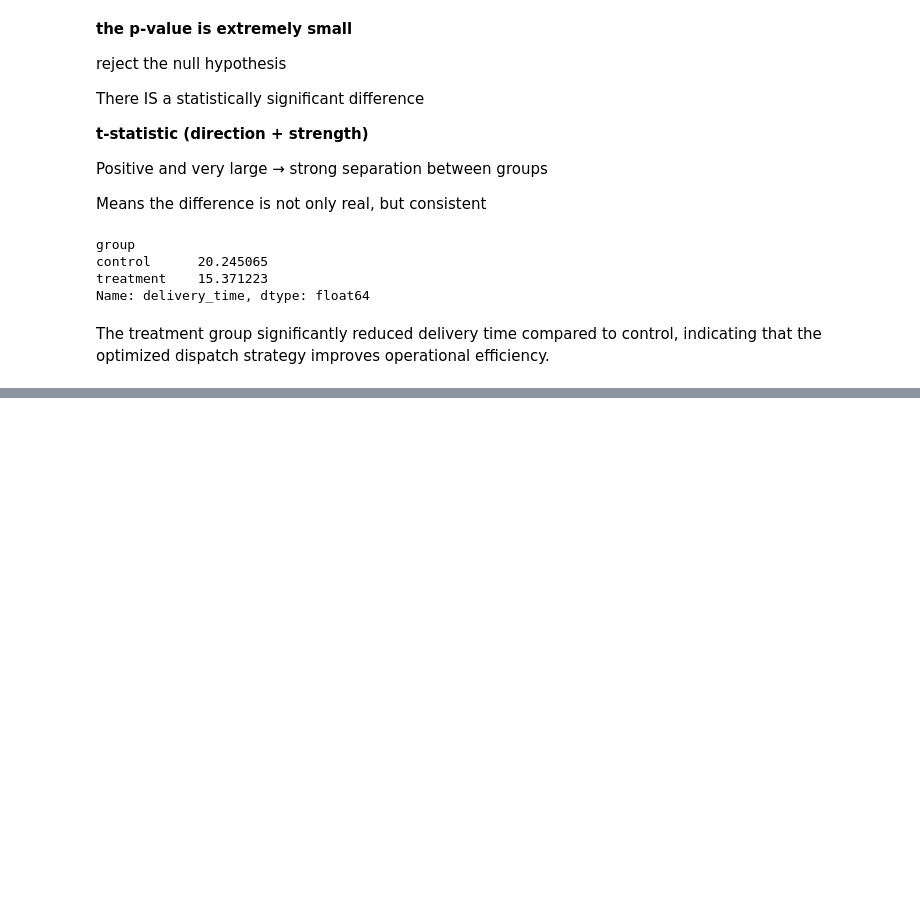
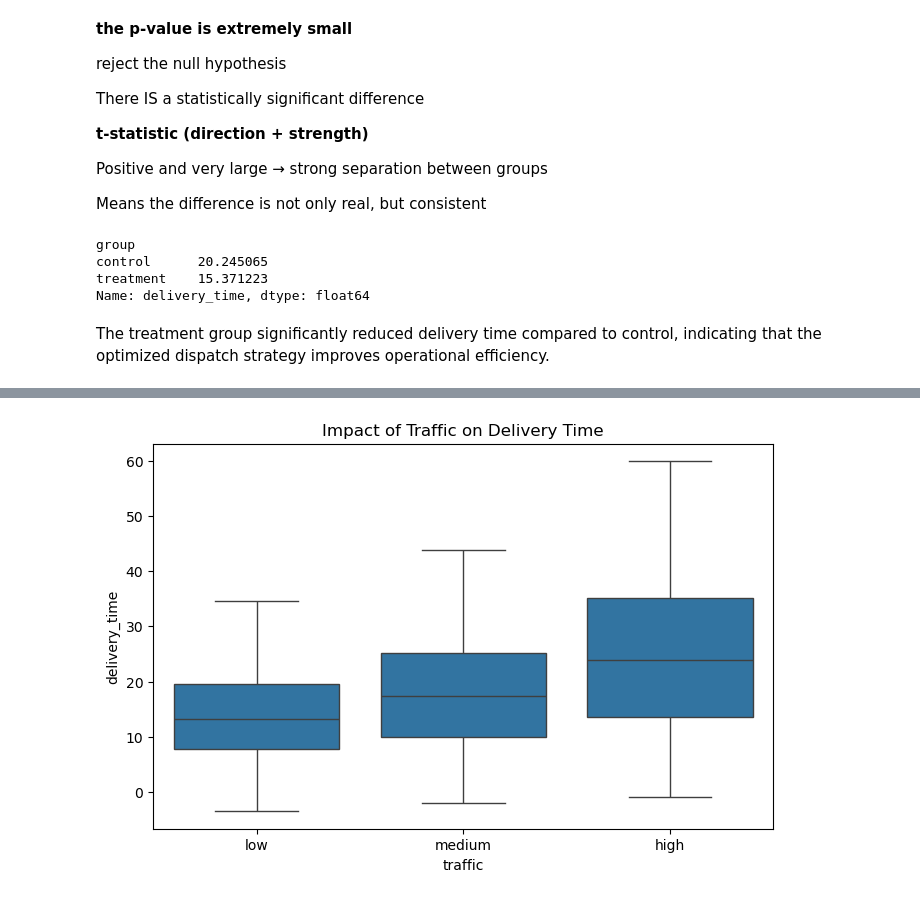
Before and after one commit to KC2016/last_mile, a Jupyter notebook: AB_testing2.ipynb, the cells around one changed output, grey strips where cells are left out. Saved outputs shown, nothing was run; the diff lists cells and outputs as text; code cells hidden in the pictures; blank space fills up the shorter version.

```diff
--- a/AB_testing2.ipynb
+++ b/AB_testing2.ipynb
@@ -146,0 +172,9 @@ The treatment group significantly reduced delivery time compared to control, ind
+# %%
+plt.figure(figsize=(8,5))
+
+sns.boxplot(data=df, x="traffic", y="delivery_time", order=["low","medium","high"])
+
+plt.title("Impact of Traffic on Delivery Time")
+plt.show()
+# %% [output]
+[figure, added]
```
Also changed, not shown: parts of 10 cells of this notebook, 6 other files.
